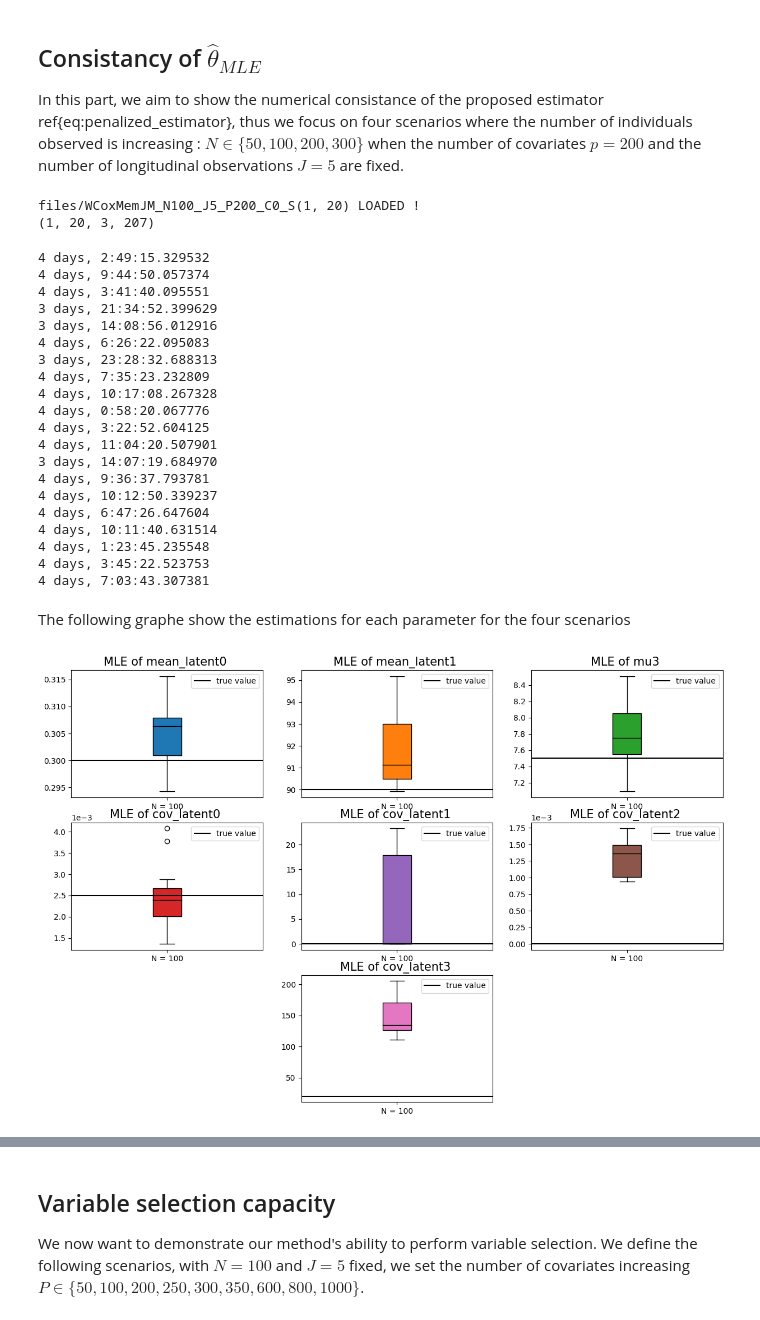
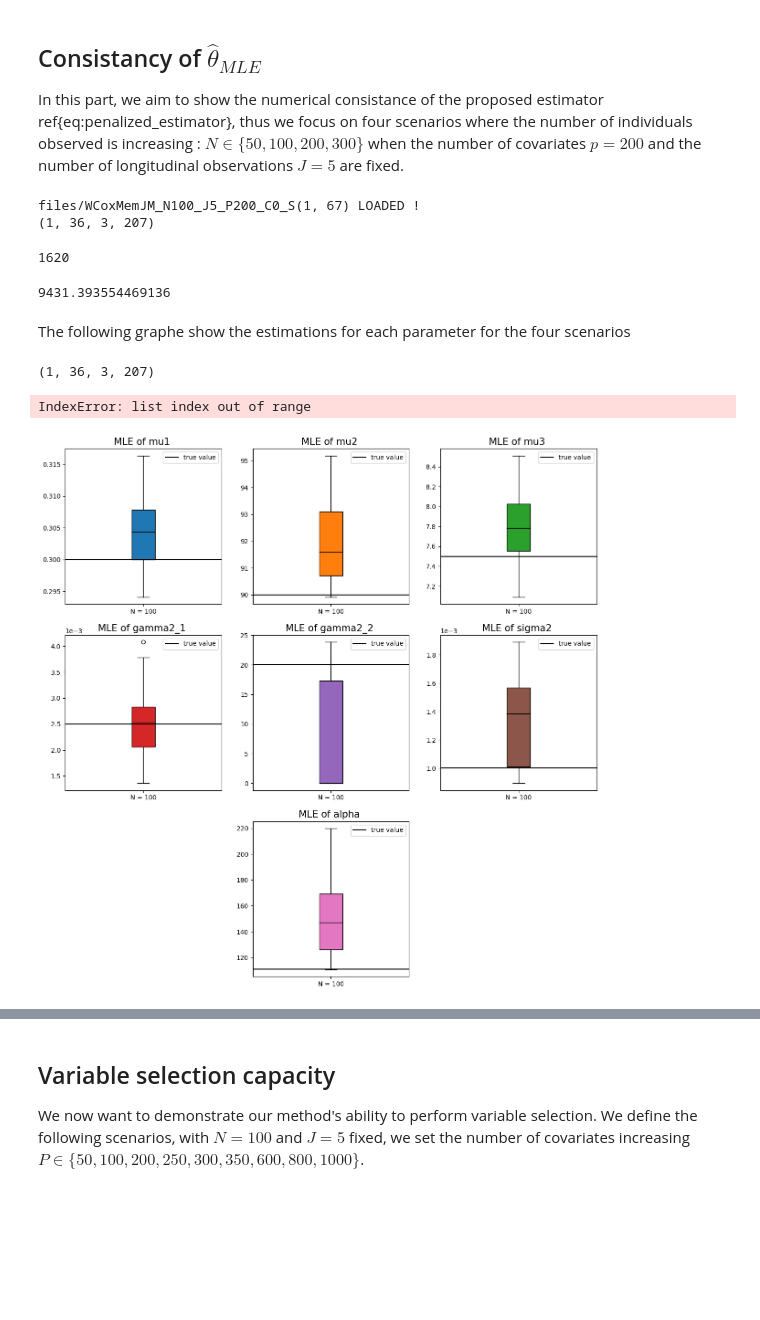
Before and after one commit to caillebotteAntoine/sdg4varselect, a Jupyter notebook: results/simulation_study.ipynb, the cells around one changed output, grey strips where cells are left out. Cells and saved outputs as stored; diff of their text form; code cells hidden in the pictures; blank space fills up the shorter version.

```diff
--- a/results/simulation_study.ipynb
+++ b/results/simulation_study.ipynb
@@ -7,14 +7,8 @@
 # %%
 import jax.numpy as jnp
 
-from sdg4varselect.models import (
-    create_cox_mem_jm,
-    logisticMEM,
-)
-from sdg4varselect.models.wcox_mem_joint_model import get_params_star
-
+from sdg4varselect.models import WeibullCoxJM, logisticMEM
 from sdg4varselect.outputs import TestResults
-
 import sdg4varselect.plot as sdgplt
 
 sdgplt.FIGSIZE = 15
@@ -22,7 +16,7 @@ sdgplt.FIGSIZE = 15
 
 def read(n, p, c, s=2):
     """read files results for n and p as parameter"""
-    model = create_cox_mem_jm(logisticMEM, N=n, J=5, P=p)
+    model = WeibullCoxJM(logisticMEM(N=n, J=5), P=p, alpha_scale=0.001, a=800, b=10)
     config = {"N": n, "J": 5, "P": p, "C": c}
     return TestResults.load(model, "files", f"C{c}_S{s}"), config
 
@@ -81,73 +102,63 @@ TypeError: Cannot concatenate arrays with different numbers of dimensions: got (
 In this part, we aim to show the numerical consistance of the proposed estimator ref{eq:penalized_estimator}, thus we focus on four scenarios where the number of individuals observed is increasing : $N\in\{50,100,200,300\}$ when the number of covariates $p = 200$ and the number of longitudinal observations $J = 5$ are fixed.
 # %%
 # results = read_multi_files(N=(100,), P=(100,), C=(0,), S=3)
-results = read_multi_files(N=(100,), P=(200,), C=(0,), S="(1, 20)")
-# results = read_multi_files(N=(100,), P=(100,), C=(0,), S="0")
+# results = read_multi_files(N=(1000,), P=(5,), C=(0,), S="0")  # "(1, 20)")
+results = read_multi_files(N=(100,), P=(200,), C=(0,), S="(1, 67)")
 
-model = create_cox_mem_jm(logisticMEM, N=100, J=5, P=200)
-
-params_star = model.hstack_params(get_params_star(model))
-params_names = model.params_names
+params_names = myModel.params_names
 
 theta = jnp.array(results.last_theta)
 print(theta.shape)
 # %% [output]
-files/WCoxMemJM_N100_J5_P200_C0_S(1, 20) LOADED !
-(1, 20, 3, 207)
+files/WCoxMemJM_N100_J5_P200_C0_S(1, 67) LOADED !
+(1, 36, 3, 207)
+# %%
+results.total_number_res
+# %% [output]
+1620
 # %%
-chrono = jnp.array([[res.chrono.total_seconds() for res in reg] for reg in results[0]])
-chrono[3:].mean(axis=0)
-
-for reg in results[0]:
-    print(reg.chrono)
+# chrono = jnp.array([[res.chrono.total_seconds() for res in reg] for reg in results[0]])
+results.chrono.total_seconds() / results.total_number_res
 # %% [output]
-4 days, 2:49:15.329532
-4 days, 9:44:50.057374
-4 days, 3:41:40.095551
-3 days, 21:34:52.399629
-3 days, 14:08:56.012916
-4 days, 6:26:22.095083
-3 days, 23:28:32.688313
-4 days, 7:35:23.232809
-4 days, 10:17:08.267328
-4 days, 0:58:20.067776
-4 days, 3:22:52.604125
-4 days, 11:04:20.507901
-3 days, 14:07:19.684970
-4 days, 9:36:37.793781
-4 days, 10:12:50.339237
-4 days, 6:47:26.647604
-4 days, 10:11:40.631514
-4 days, 1:23:45.235548
-4 days, 3:45:22.523753
-4 days, 7:03:43.307381
+9431.393554469136
 # %% [markdown]
 The following graphe show the estimations for each parameter for the four scenarios
+# %%
+theta.shape
+# %% [output]
+(1, 36, 3, 207)
 # %%
 theta = jnp.array(results.last_theta)
 scenarios_labels = results.get_scenarios_labels("N")
 
 
 fig = sdgplt.figure()
+id = [1, 2, 3, 4, 5, 6, 7, 8, 9]
+
 id = [1, 2, 3, 4, 5, 6, 8]
-for i in range(7):
+p_star = [0.3, 90, 7.5, 2.5e-3, 20, 1e-3, 111.11]
+params_names = ["mu1", "mu2", "mu3", "gamma2_1", "gamma2_2", "sigma2", "alpha"]
+
+for i in range(9):
     ax = fig.add_subplot(3, 3, id[i])
     ax.ticklabel_format(style="sci", scilimits=(-3, 3))
+
     bp = ax.boxplot(theta[:, :, -1, i][0], patch_artist=True, labels=scenarios_labels)
 
     for patch in bp["boxes"]:
         patch.set(facecolor=f"C{i}")
 
     for median in bp["medians"]:
         median.set_color("black")
 
-    ax.axhline(y=params_star[i], color="k", label="true value")
+    ax.axhline(y=p_star[i], color="k", label="true value")
 
     ax.legend()
     ax.set_title(f"MLE of {params_names[i]} ", fontsize=15)
 
 
 fig.set_figheight(10)
 fig.set_figwidth(15)
 # %% [output]
+IndexError: list index out of range
-[figure, old version]
+[figure, new version]
```
Also changed, not shown: parts of 17 cells of this notebook, 30 other files.
